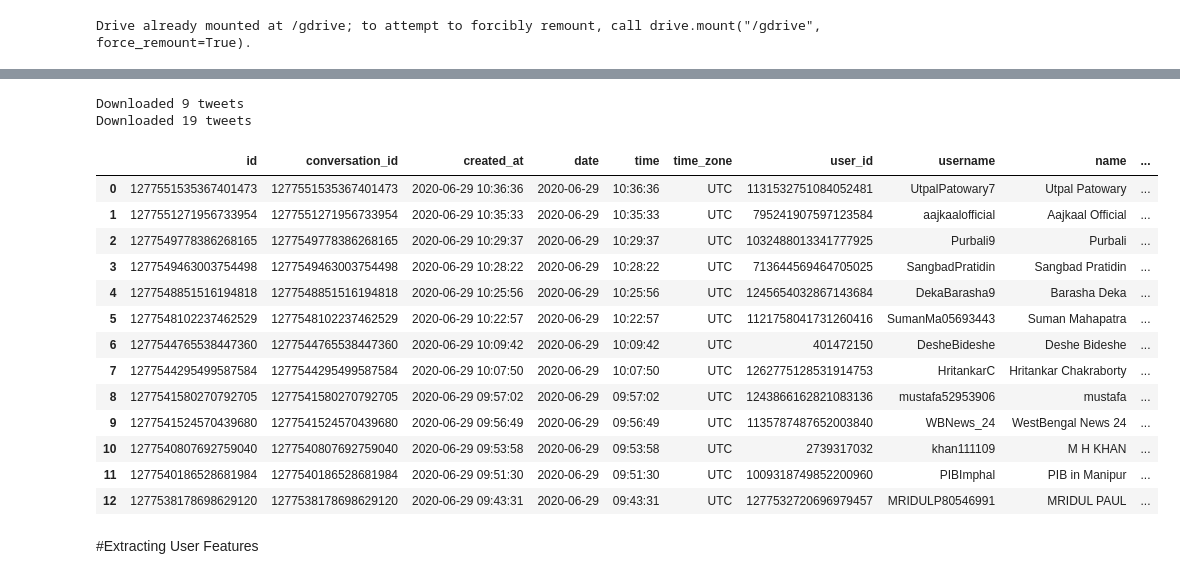
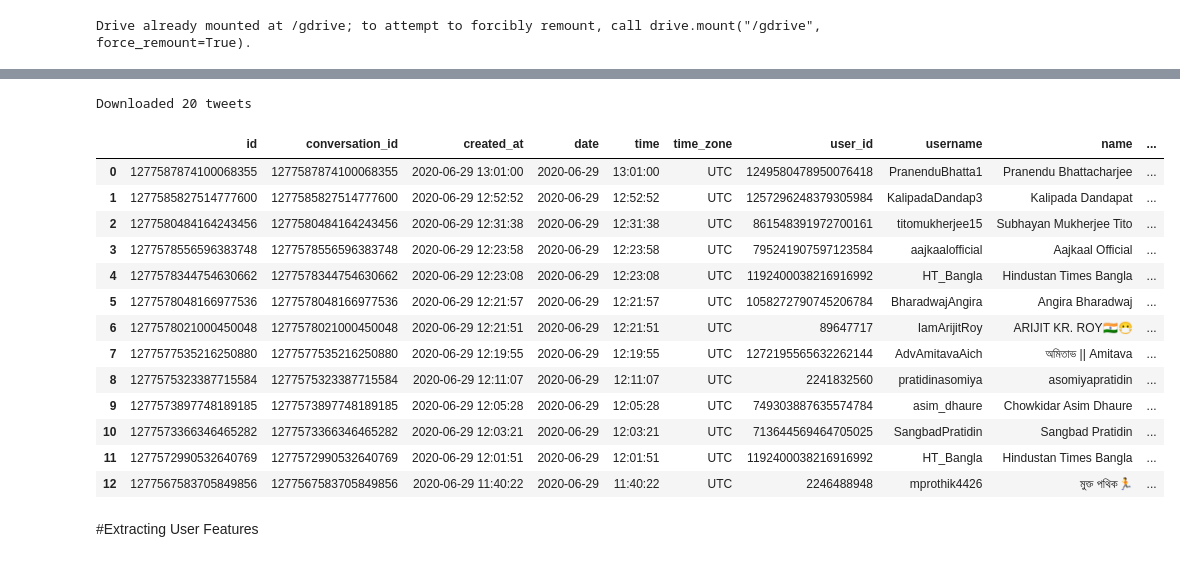
Before and after one commit to DebanjanaKar/Covid19_FakeNews_Detection, a Jupyter notebook: Scraping and Annotating Models/Scraping_Covid_Tweets.ipynb, the cells around one changed output, grey strips where cells are left out. Cells and saved outputs as stored; diff of their text form; code cells hidden in the pictures.

```diff
--- a/Scraping and Annotating Models/Scraping_Covid_Tweets.ipynb
+++ b/Scraping and Annotating Models/Scraping_Covid_Tweets.ipynb
@@ -128,14 +125,13 @@ def check_tweet_exists(test_tweet, texts_list):
 # %%
 ### References --> https://towardsdatascience.com/selenium-tweepy-to-scrap-tweets-from-tweeter-and-analysing-sentiments-1804db3478ac
 
-def get_tweets(query, desired_lang = 'hi',maxTweets = 10):
+def get_tweets(query, desired_lang = 'hi',maxTweets = 10, tweetsPerQry=10):
         # empty list to store parsed tweets
         tweets = []
         texts_list = []
         sinceId = None
         max_id = -1
         tweetCount = 0
-        tweetsPerQry = 10
 
         while tweetCount < maxTweets:
             try:
@@ -210,25 +206,24 @@ def get_tweets(query, desired_lang = 'hi',maxTweets = 10):
 
         return pd.DataFrame(tweets)
 # %%
-df = get_tweets("covid",'bn')
+df = get_tweets("covid",'bn',maxTweets=20,tweetsPerQry=20)
 df
 # %% [output]
-Downloaded 9 tweets
-Downloaded 19 tweets
+Downloaded 20 tweets
 |  | id | conversation_id | created_at | date | time | time_zone | user_id | username | name | ... |
-| 0 | 1277551535367401473 | 1277551535367401473 | 2020-06-29 10:36:36 | 2020-06-29 | 10:36:36 | UTC | 1131532751084052481 | UtpalPatowary7 | Utpal Patowary | ... |
-| 1 | 1277551271956733954 | 1277551271956733954 | 2020-06-29 10:35:33 | 2020-06-29 | 10:35:33 | UTC | 795241907597123584 | aajkaalofficial | Aajkaal Official | ... |
-| 2 | 1277549778386268165 | 1277549778386268165 | 2020-06-29 10:29:37 | 2020-06-29 | 10:29:37 | UTC | 1032488013341777925 | Purbali9 | Purbali | ... |
-| 3 | 1277549463003754498 | 1277549463003754498 | 2020-06-29 10:28:22 | 2020-06-29 | 10:28:22 | UTC | 713644569464705025 | SangbadPratidin | Sangbad Pratidin | ... |
-| 4 | 1277548851516194818 | 1277548851516194818 | 2020-06-29 10:25:56 | 2020-06-29 | 10:25:56 | UTC | 1245654032867143684 | DekaBarasha9 | Barasha Deka | ... |
-| 5 | 1277548102237462529 | 1277548102237462529 | 2020-06-29 10:22:57 | 2020-06-29 | 10:22:57 | UTC | 1121758041731260416 | SumanMa05693443 | Suman Mahapatra | ... |
-| 6 | 1277544765538447360 | 1277544765538447360 | 2020-06-29 10:09:42 | 2020-06-29 | 10:09:42 | UTC | 401472150 | DesheBideshe | Deshe Bideshe | ... |
-| 7 | 1277544295499587584 | 1277544295499587584 | 2020-06-29 10:07:50 | 2020-06-29 | 10:07:50 | UTC | 1262775128531914753 | HritankarC | Hritankar Chakraborty | ... |
-| 8 | 1277541580270792705 | 1277541580270792705 | 2020-06-29 09:57:02 | 2020-06-29 | 09:57:02 | UTC | 1243866162821083136 | mustafa52953906 | mustafa | ... |
-| 9 | 1277541524570439680 | 1277541524570439680 | 2020-06-29 09:56:49 | 2020-06-29 | 09:56:49 | UTC | 1135787487652003840 | WBNews_24 | WestBengal News 24 | ... |
-| 10 | 1277540807692759040 | 1277540807692759040 | 2020-06-29 09:53:58 | 2020-06-29 | 09:53:58 | UTC | 2739317032 | khan111109 | M H KHAN | ... |
-| 11 | 1277540186528681984 | 1277540186528681984 | 2020-06-29 09:51:30 | 2020-06-29 | 09:51:30 | UTC | 1009318749852200960 | PIBImphal | PIB in Manipur | ... |
-| 12 | 1277538178698629120 | 1277538178698629120 | 2020-06-29 09:43:31 | 2020-06-29 | 09:43:31 | UTC | 1277532720696979457 | MRIDULP80546991 | MRIDUL PAUL | ... |
+| 0 | 1277587874100068355 | 1277587874100068355 | 2020-06-29 13:01:00 | 2020-06-29 | 13:01:00 | UTC | 1249580478950076418 | PranenduBhatta1 | Pranendu Bhattacharjee | ... |
+| 1 | 1277585827514777600 | 1277585827514777600 | 2020-06-29 12:52:52 | 2020-06-29 | 12:52:52 | UTC | 1257296248379305984 | KalipadaDandap3 | Kalipada Dandapat | ... |
+| 2 | 1277580484164243456 | 1277580484164243456 | 2020-06-29 12:31:38 | 2020-06-29 | 12:31:38 | UTC | 861548391972700161 | titomukherjee15 | Subhayan Mukherjee Tito | ... |
+| 3 | 1277578556596383748 | 1277578556596383748 | 2020-06-29 12:23:58 | 2020-06-29 | 12:23:58 | UTC | 795241907597123584 | aajkaalofficial | Aajkaal Official | ... |
+| 4 | 1277578344754630662 | 1277578344754630662 | 2020-06-29 12:23:08 | 2020-06-29 | 12:23:08 | UTC | 1192400038216916992 | HT_Bangla | Hindustan Times Bangla | ... |
+| 5 | 1277578048166977536 | 1277578048166977536 | 2020-06-29 12:21:57 | 2020-06-29 | 12:21:57 | UTC | 1058272790745206784 | BharadwajAngira | Angira Bharadwaj | ... |
+| 6 | 1277578021000450048 | 1277578021000450048 | 2020-06-29 12:21:51 | 2020-06-29 | 12:21:51 | UTC | 89647717 | IamArijitRoy | ARIJIT KR. ROY🇮🇳😷 | ... |
+| 7 | 1277577535216250880 | 1277577535216250880 | 2020-06-29 12:19:55 | 2020-06-29 | 12:19:55 | UTC | 1272195565632262144 | AdvAmitavaAich | অমিতাভ || Amitava | ... |
+| 8 | 1277575323387715584 | 1277575323387715584 | 2020-06-29 12:11:07 | 2020-06-29 | 12:11:07 | UTC | 2241832560 | pratidinasomiya | asomiyapratidin | ... |
+| 9 | 1277573897748189185 | 1277573897748189185 | 2020-06-29 12:05:28 | 2020-06-29 | 12:05:28 | UTC | 749303887635574784 | asim_dhaure | Chowkidar Asim Dhaure | ... |
+| 10 | 1277573366346465282 | 1277573366346465282 | 2020-06-29 12:03:21 | 2020-06-29 | 12:03:21 | UTC | 713644569464705025 | SangbadPratidin | Sangbad Pratidin | ... |
+| 11 | 1277572990532640769 | 1277572990532640769 | 2020-06-29 12:01:51 | 2020-06-29 | 12:01:51 | UTC | 1192400038216916992 | HT_Bangla | Hindustan Times Bangla | ... |
+| 12 | 1277567583705849856 | 1277567583705849856 | 2020-06-29 11:40:22 | 2020-06-29 | 11:40:22 | UTC | 2246488948 | mprothik4426 | মুক্ত পথিক🏃 | ... |
 # %%
 df.to_csv("/gdrive/My Drive/2nd Sem/IBM/Covid Project/Dataset/Scraping Tweets Demo/covid_tweets_raw_features_dump.csv",index=False)
 # %% [markdown]
```
Also changed, not shown: parts of 10 cells of this notebook, 1 other file.
